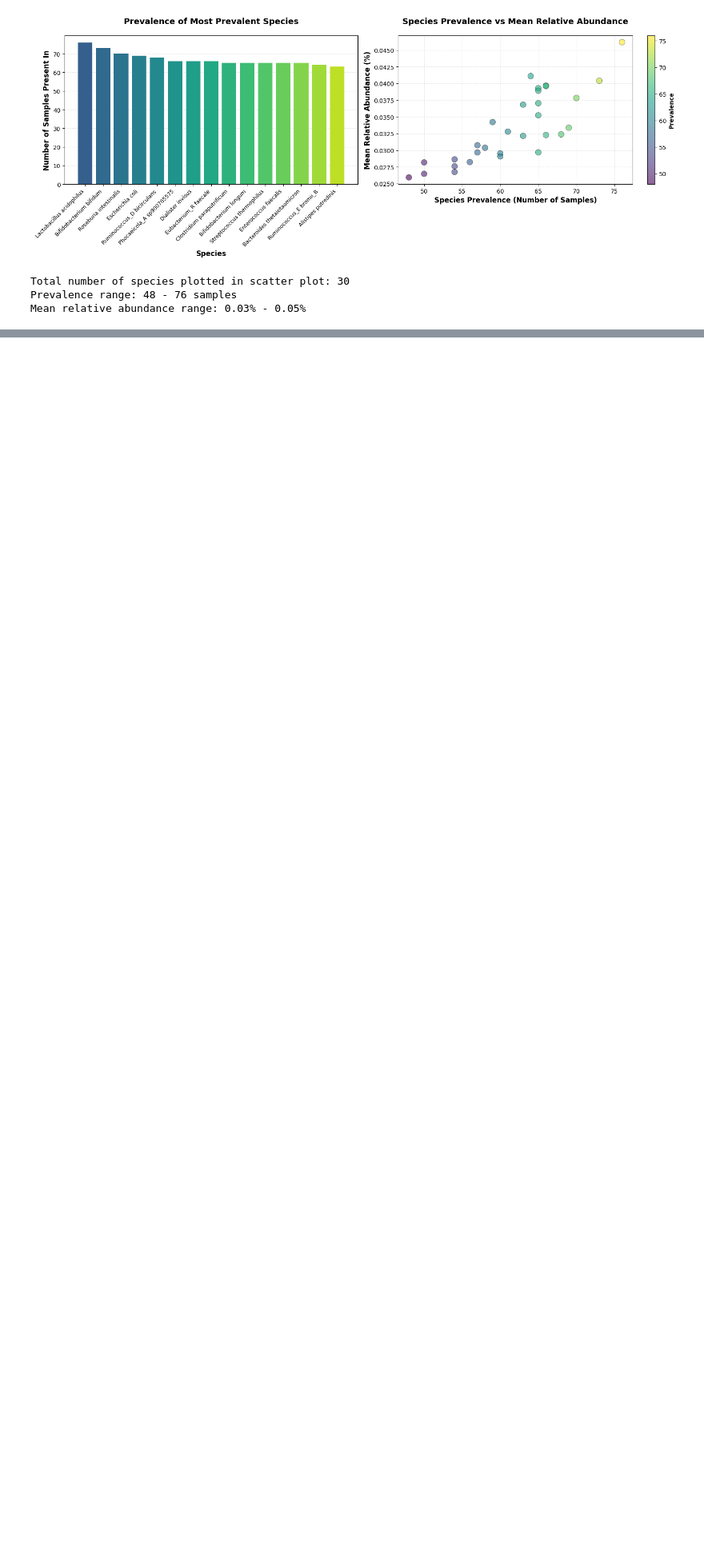
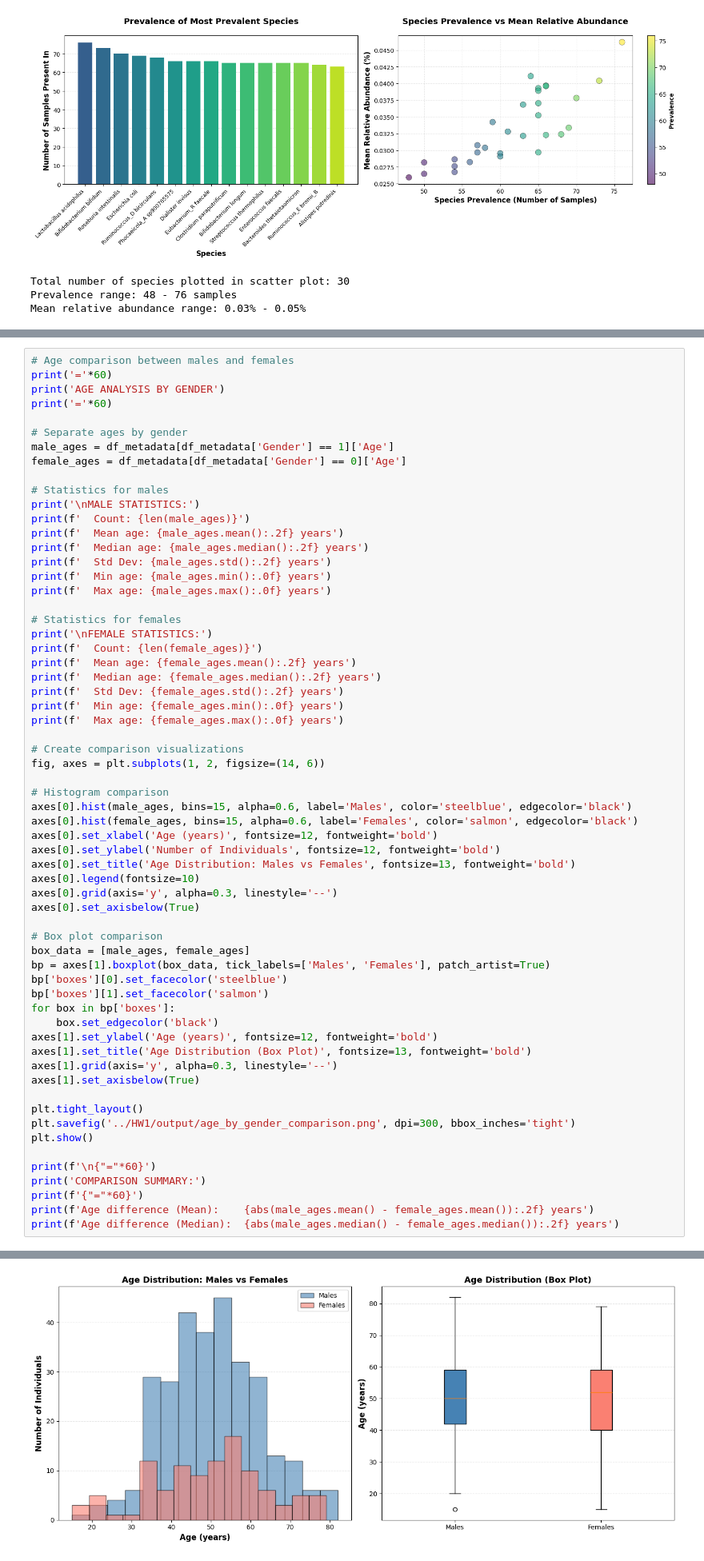
Before and after one commit to ValeriiaZhovannyk/metagenomics, a Jupyter notebook: HW1/code.ipynb, the cells around one changed output, grey strips where cells are left out. Shown at 80% size. Cells and saved outputs as stored; diff of their text form; blank space fills up the shorter version.

```diff
--- a/HW1/code.ipynb
+++ b/HW1/code.ipynb
@@ -90,0 +191,63 @@ Mean relative abundance range: 0.03% - 0.05%
+# %%
+# Age comparison between males and females
+print('='*60)
+print('AGE ANALYSIS BY GENDER')
+print('='*60)
+
+# Separate ages by gender
+male_ages = df_metadata[df_metadata['Gender'] == 1]['Age']
+female_ages = df_metadata[df_metadata['Gender'] == 0]['Age']
+
+# Statistics for males
+print('\nMALE STATISTICS:')
+print(f'  Count: {len(male_ages)}')
+print(f'  Mean age: {male_ages.mean():.2f} years')
+print(f'  Median age: {male_ages.median():.2f} years')
+print(f'  Std Dev: {male_ages.std():.2f} years')
+print(f'  Min age: {male_ages.min():.0f} years')
+print(f'  Max age: {male_ages.max():.0f} years')
+
+# Statistics for females
+print('\nFEMALE STATISTICS:')
+print(f'  Count: {len(female_ages)}')
+print(f'  Mean age: {female_ages.mean():.2f} years')
+print(f'  Median age: {female_ages.median():.2f} years')
+print(f'  Std Dev: {female_ages.std():.2f} years')
+print(f'  Min age: {female_ages.min():.0f} years')
+print(f'  Max age: {female_ages.max():.0f} years')
+
+# Create comparison visualizations
+fig, axes = plt.subplots(1, 2, figsize=(14, 6))
+
+# Histogram comparison
+axes[0].hist(male_ages, bins=15, alpha=0.6, label='Males', color='steelblue', edgecolor='black')
+axes[0].hist(female_ages, bins=15, alpha=0.6, label='Females', color='salmon', edgecolor='black')
+axes[0].set_xlabel('Age (years)', fontsize=12, fontweight='bold')
+axes[0].set_ylabel('Number of Individuals', fontsize=12, fontweight='bold')
+axes[0].set_title('Age Distribution: Males vs Females', fontsize=13, fontweight='bold')
+axes[0].legend(fontsize=10)
+axes[0].grid(axis='y', alpha=0.3, linestyle='--')
+axes[0].set_axisbelow(True)
+
+# Box plot comparison
+box_data = [male_ages, female_ages]
+bp = axes[1].boxplot(box_data, tick_labels=['Males', 'Females'], patch_artist=True)
+bp['boxes'][0].set_facecolor('steelblue')
+bp['boxes'][1].set_facecolor('salmon')
+for box in bp['boxes']:
+    box.set_edgecolor('black')
+axes[1].set_ylabel('Age (years)', fontsize=12, fontweight='bold')
+axes[1].set_title('Age Distribution (Box Plot)', fontsize=13, fontweight='bold')
+axes[1].grid(axis='y', alpha=0.3, linestyle='--')
+axes[1].set_axisbelow(True)
+
+plt.tight_layout()
+plt.savefig('../HW1/output/age_by_gender_comparison.png', dpi=300, bbox_inches='tight')
+plt.show()
+
+print(f'\n{"="*60}')
+print('COMPARISON SUMMARY:')
+print(f'{"="*60}')
+print(f'Age difference (Mean):    {abs(male_ages.mean() - female_ages.mean()):.2f} years')
+print(f'Age difference (Median):  {abs(male_ages.median() - female_ages.median()):.2f} years')
+# %% [output]
@@ -90,0 +273 @@ Mean relative abundance range: 0.03% - 0.05%
+[figure, added]
```
Also changed, not shown: parts of 9 cells of this notebook, 5 other files.
